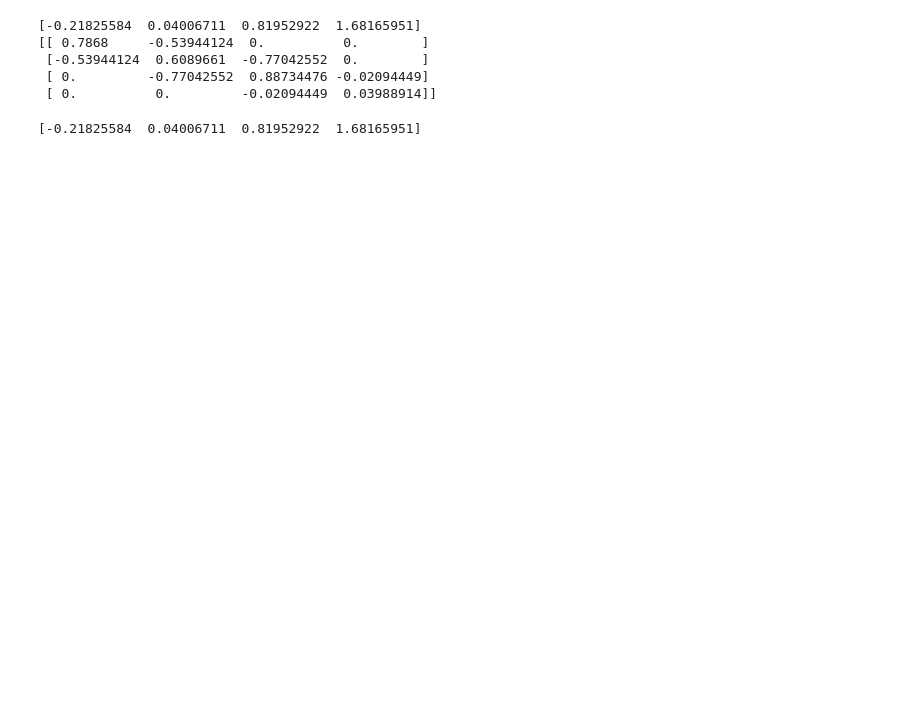
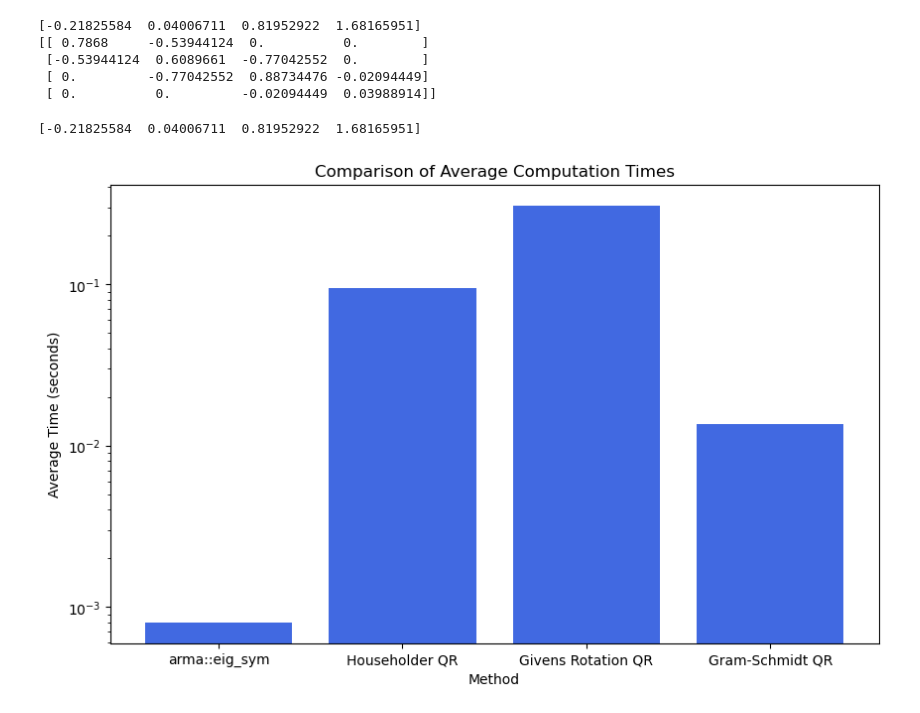
Before and after one commit to amarjilani/chem279_final, a Jupyter notebook: householder.ipynb, the cells around one changed output. Saved outputs shown, nothing was run; the diff lists cells and outputs as text; code cells hidden in the pictures; blank space fills up the shorter version.

```diff
--- a/householder.ipynb
+++ b/householder.ipynb
@@ -65,3 +65,20 @@ eigen_values = np.linalg.eigvalsh(A)
 print(np.round(np.sort(eigen_values), 10))
 # %% [output]
 [-0.21825584  0.04006711  0.81952922  1.68165951]
+# %%
+import matplotlib.pyplot as plt
+
+# Data
+methods = ['arma::eig_sym', 'Householder QR', 'Givens Rotation QR', 'Gram-Schmidt QR']
+times = [0.000805139, 0.0941005, 0.308566, 0.0135888]
+
+# Plot
+plt.figure(figsize=(10, 6))
+plt.bar(methods, times, color='royalblue')
+plt.xlabel('Method')
+plt.ylabel('Average Time (seconds)')
+plt.title('Comparison of Average Computation Times')
+plt.yscale('log')
+plt.show()
+# %% [output]
+[figure, added]
```
Also changed, not shown: parts of 5 cells of this notebook, 13 other files.
